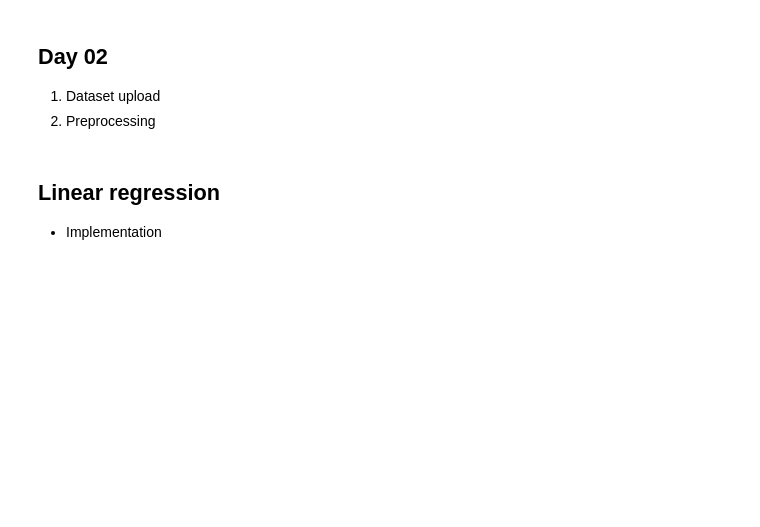
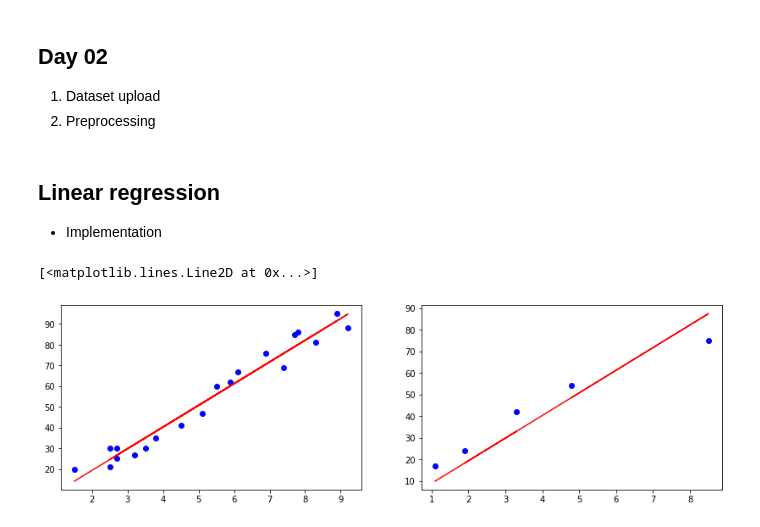
Before and after one commit to mcedrdiego/100DaysOfMLCode, a Jupyter notebook: code/day_2.ipynb, the cells around one changed output. Saved outputs shown, nothing was run; the diff lists cells and outputs as text; code cells hidden in the pictures; blank space fills up the shorter version.

Commit message:
Error plotting and metrics

```diff
--- a/code/day_2.ipynb
+++ b/code/day_2.ipynb
@@ -15,10 +15,22 @@ X_train, X_test, y_train, y_test = train_test_split(X, y, test_size=0.2, random_
 * Implementation
 # %%
 from sklearn.linear_model import LinearRegression
-regressor = LinearRegression()
-regressor = regressor.fit(X_train, y_train)
-Y_pred = regressor.predict(X_test)
+from sklearn import metrics
+
+Model = LinearRegression()
+Model.fit(X_train, y_train)
+test_pred = Model.predict(X_test)
 # %%
 import matplotlib.pyplot as plt
+
+plt.figure(figsize=(14,4))
+plt.subplot(1,2,1)
 plt.scatter(X_train, y_train , color='b')
-plt.plot(X_train, regressor.predict(X_train), color='r')
+plt.plot(X_train, Model.predict(X_train), color='r')
+
+plt.subplot(1,2,2)
+plt.scatter(X_test, y_test , color='b')
+plt.plot(X_test, test_pred, color='r')
+# %% [output]
+[<matplotlib.lines.Line2D at 0x...>]
+[figure, added]
```
Also changed, not shown: parts of 5 cells of this notebook, 1 other file.
